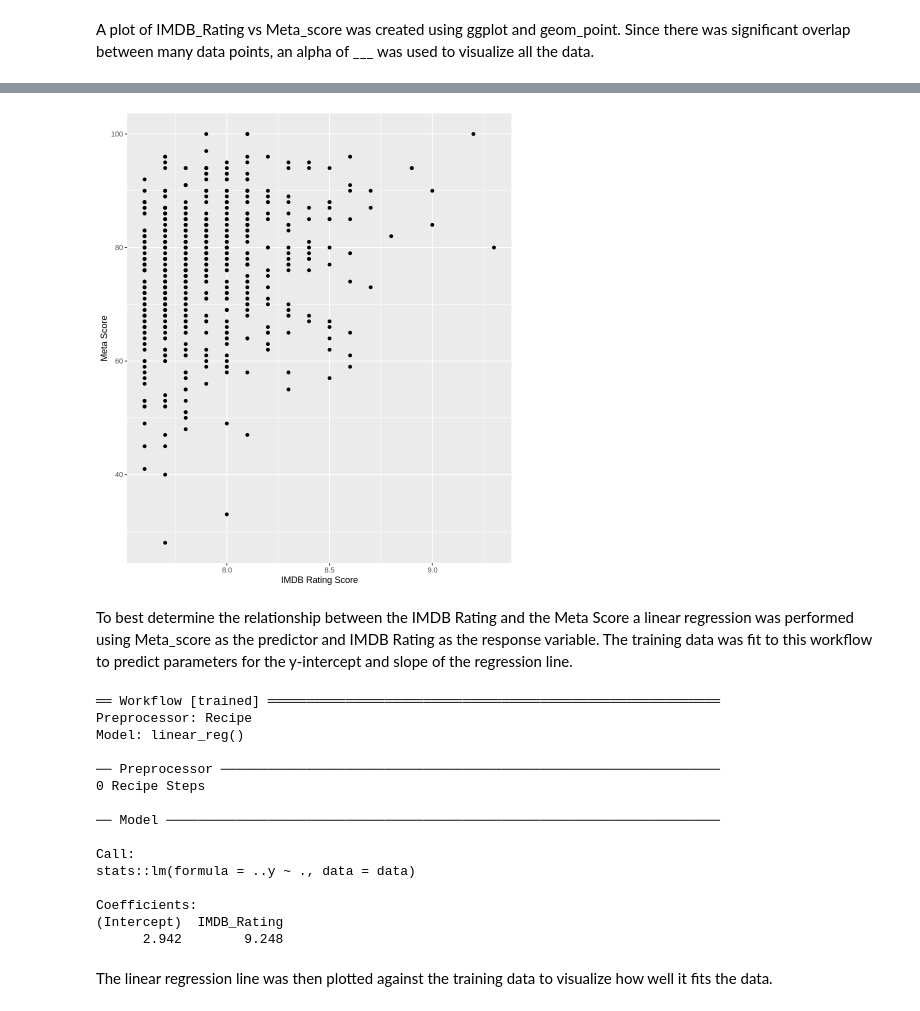
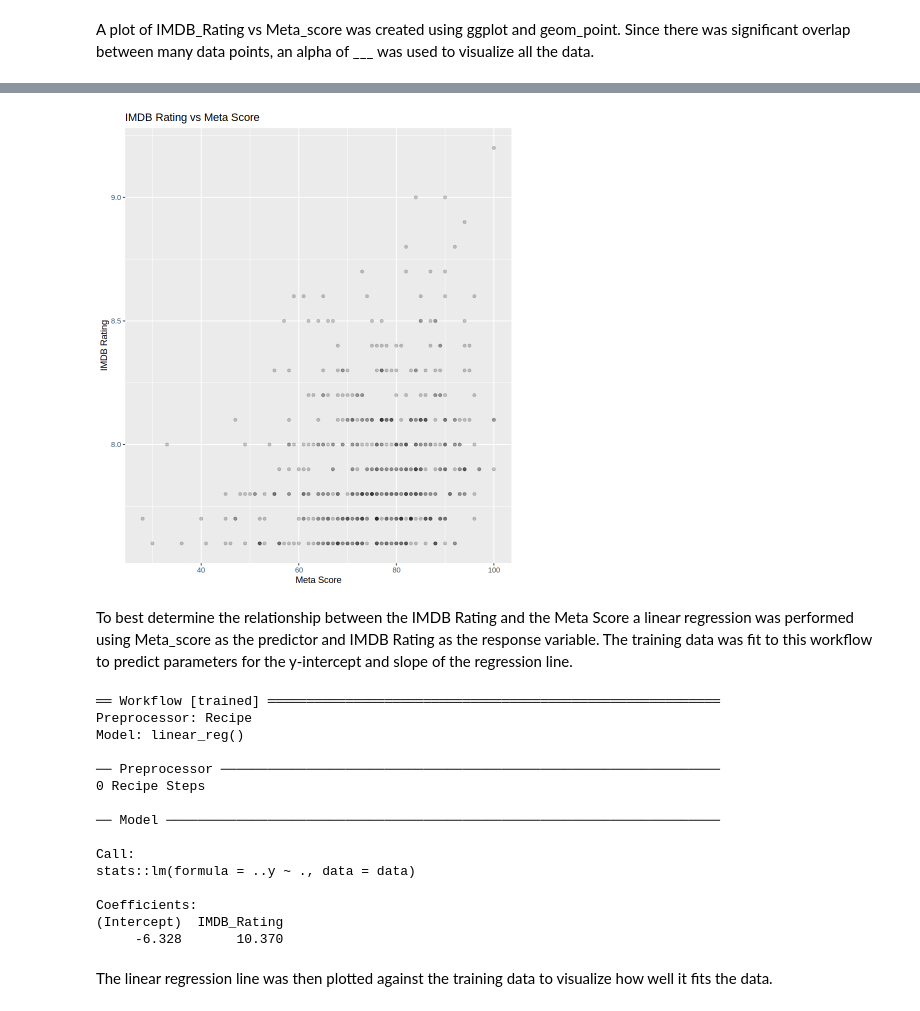
Before and after one commit to anh-dong/dsci-100-2023w1-group-33, a Jupyter notebook: Report.ipynb, the cells around one changed output, grey strips where cells are left out. Saved outputs shown, nothing was run; the diff lists cells and outputs as text; code cells hidden in the pictures.

Commit message:
Fixed some TODOs
Completed some TODOs

```diff
--- a/Report.ipynb
+++ b/Report.ipynb
@@ -61,9 +61,9 @@ then added to this project's repository. The following cell reads the data from
 ### Reading from Github
 url <- "https://github.com/anh-dong/dsci-100-2023w1-group-33/blob/main/data/imdb_top_1000.csv?raw=true"
 movies <- read_csv(url) |>
-    filter(Released_Year > 1970)
-# TODO: you can select for IMDB_Rating and Meta_score since these are the only values we are interested in for the report.
-# TODO: You should remove NA values for these two data points. This is done in the proposal
+    filter(Released_Year > 1970) |>
+    select(IMDB_Rating, Meta_score) |>
+    na.omit()
 # %% [output]
 Rows: 1000 Columns: 16
 ── Column specification ────────────────────────────────────────────────────────
@@ -87,14 +87,12 @@ movies_testing <- testing(movies_split)
 A plot of IMDB_Rating vs Meta_score was created using ggplot and geom_point. Since there was significant overlap between many data points, an alpha of ___ was used to visualize all the data.
 # %%
 options(repr.plot.height = 8, repr.plot.width = 7)
-#TODO: Our question is how does Meta_score predict IMDB_Rating so Meta_score should be the input variable/independent variable and IMDB_Rating should be our output variable/dependent variable
-#TODO: add alpha to geom_point, pick a value you think is best to represent the data (maybe between 0.2 and 0.4)
-#TODO: add plot title
 # your code here
 movies_eda <- movies_training |>
-    ggplot(aes(x = IMDB_Rating, y = Meta_score)) +
-        geom_point()+
-        xlab("IMDB Rating Score")+
-        ylab("Meta Score")
+    ggplot(aes(x = Meta_score, y = IMDB_Rating)) +
+        geom_point(alpha = 0.2) +
+        xlab("Meta Score") +
+        ylab("IMDB Rating") +
+        ggtitle("IMDB Rating vs Meta Score")
 movies_eda
 # %% [output]
@@ -103,4 +99,4 @@ Warning message:
-[figure, old version]
+[figure, new version]
 # %% [markdown]
 To best determine the relationship between the IMDB Rating and the Meta Score a linear regression was performed using Meta_score as the predictor and IMDB Rating as the response variable. The training data was fit to this workflow to predict parameters for the y-intercept and slope of the regression line.
 # %%
@@ -131,7 +127,7 @@ stats::lm(formula = ..y ~ ., data = data)
 
 Coefficients:
 (Intercept)  IMDB_Rating
-      2.942        9.248
+     -6.328       10.370
 # %% [markdown]
 The linear regression line was then plotted against the training data to visualize how well it fits the data.
 # %%
```
Also changed, not shown: parts of 4 cells of this notebook.
